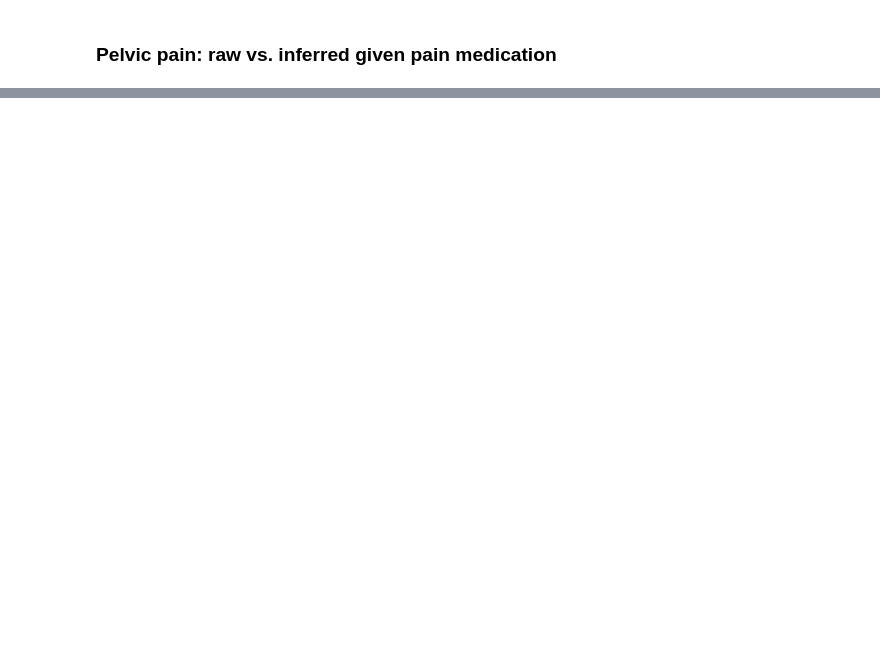
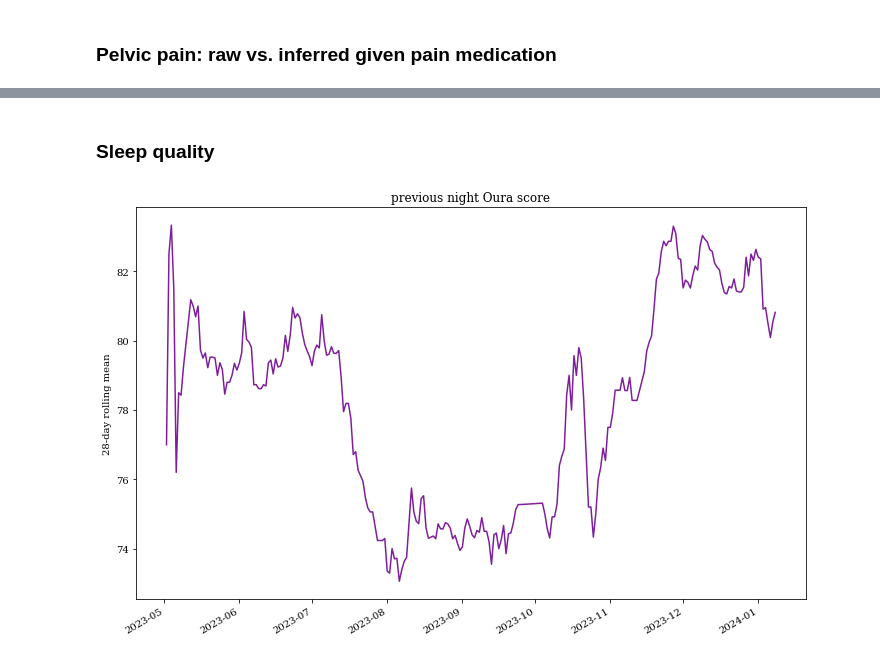
Before and after one commit to roesler-stan/health-analysis, a Jupyter notebook: 2_analysis.ipynb, the cells around one changed output, grey strips where cells are left out. Cells and saved outputs as stored; diff of their text form; code cells hidden in the pictures; blank space fills up the shorter version.

```diff
--- a/2_analysis.ipynb
+++ b/2_analysis.ipynb
@@ -480,0 +61,10 @@ Text(0.5, 1.0, 'THC taken by pelvic pain change')
+# %% [markdown]
+### Sleep quality
+# %%
+metrics = [
+    "previous night Oura score",
+]
+days_window = 28
+plot_numeric(df, metrics, days_window)
+# %% [output]
+[figure, added]
```
Also changed, not shown: parts of 72 cells of this notebook, 17 other files.
